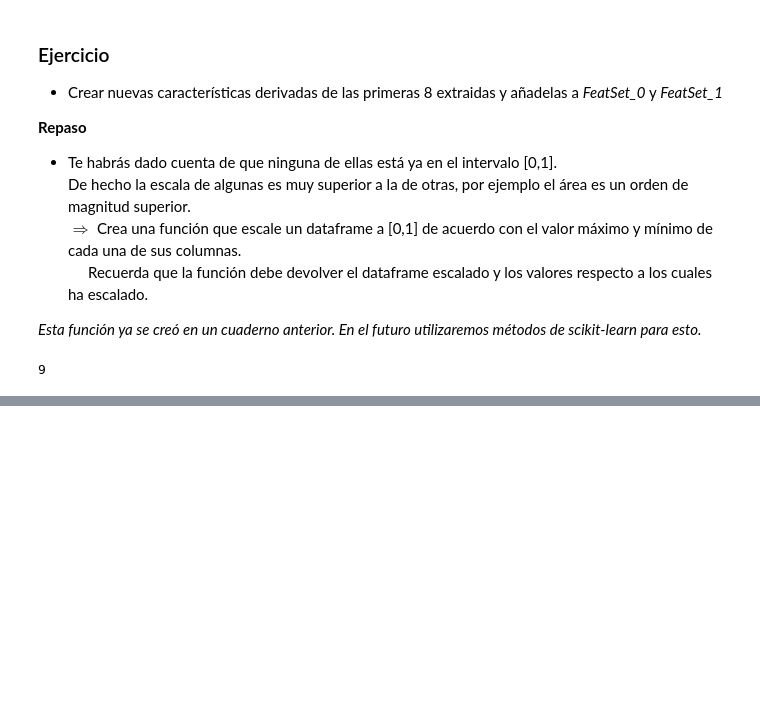
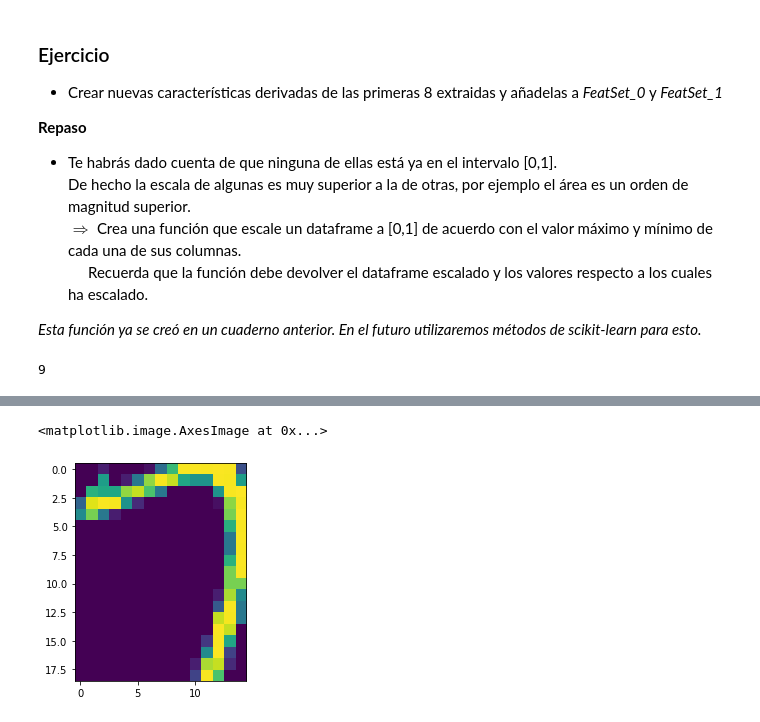
Before and after one commit to AndreaCastiella/MasterURJC, a Jupyter notebook: pruebas.ipynb, the cells around one changed output, grey strips where cells are left out. Drawn from its saved outputs; the diff is of its cells as text; code cells hidden in the pictures; blank space fills up the shorter version.

```diff
--- a/pruebas.ipynb
+++ b/pruebas.ipynb
@@ -139,0 +149,17 @@ print(np.amax(np.sum(A, axis=0)))
+# %%
+data_7 = FullSet_7.values.reshape([FullSet_7.shape[0],28,28])
+img_7 = data_7[2,:,:]
+plt.imshow(img_7[int(img_7.shape[0]*(1-0.5)):,int(img_7.shape[1]*(0.5)):])
+plt.imshow(img_7)
+
+#ancho
+col = img_7.sum(axis=0)
+indc = np.argwhere(col > 0)
+#alto
+row = img_7.sum(axis=1)
+indr = np.argwhere(row > 0)
+img_rec_7 = img_7[int(indr[0]):int(indr[-1]), int(indc[0]):int(indc[-1])]
+plt.imshow(img_rec_7)
+# %% [output]
+<matplotlib.image.AxesImage at 0x...>
+[figure, added]
```
Also changed, not shown: parts of 6 cells of this notebook, 2 other files.
